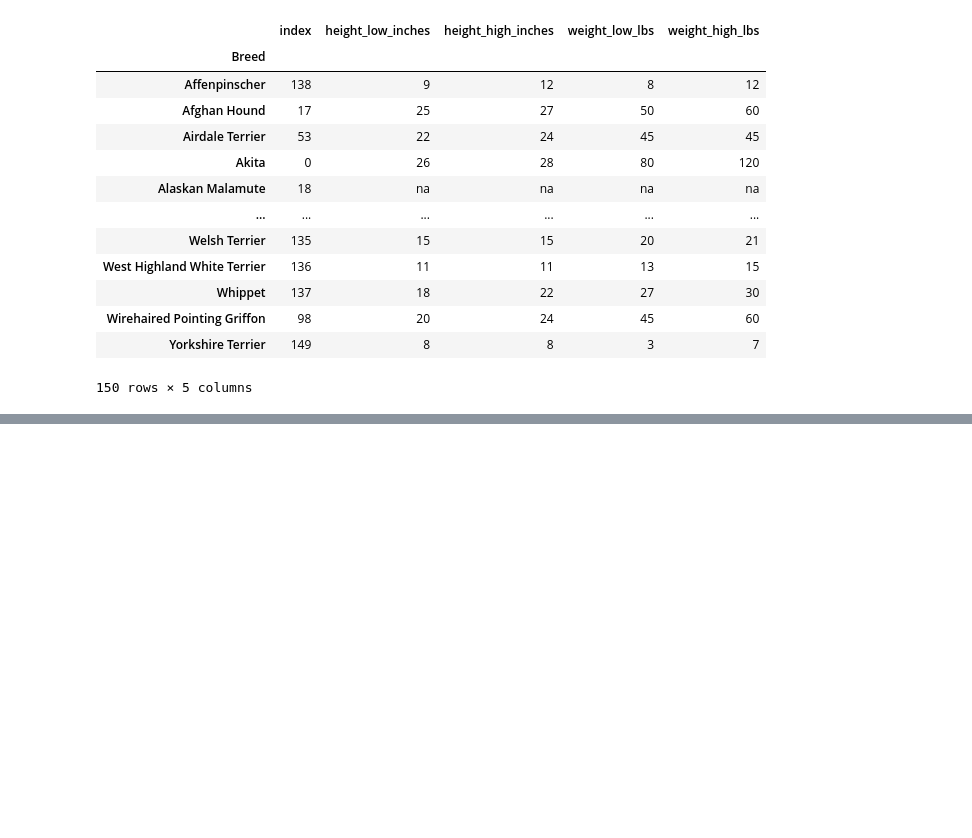
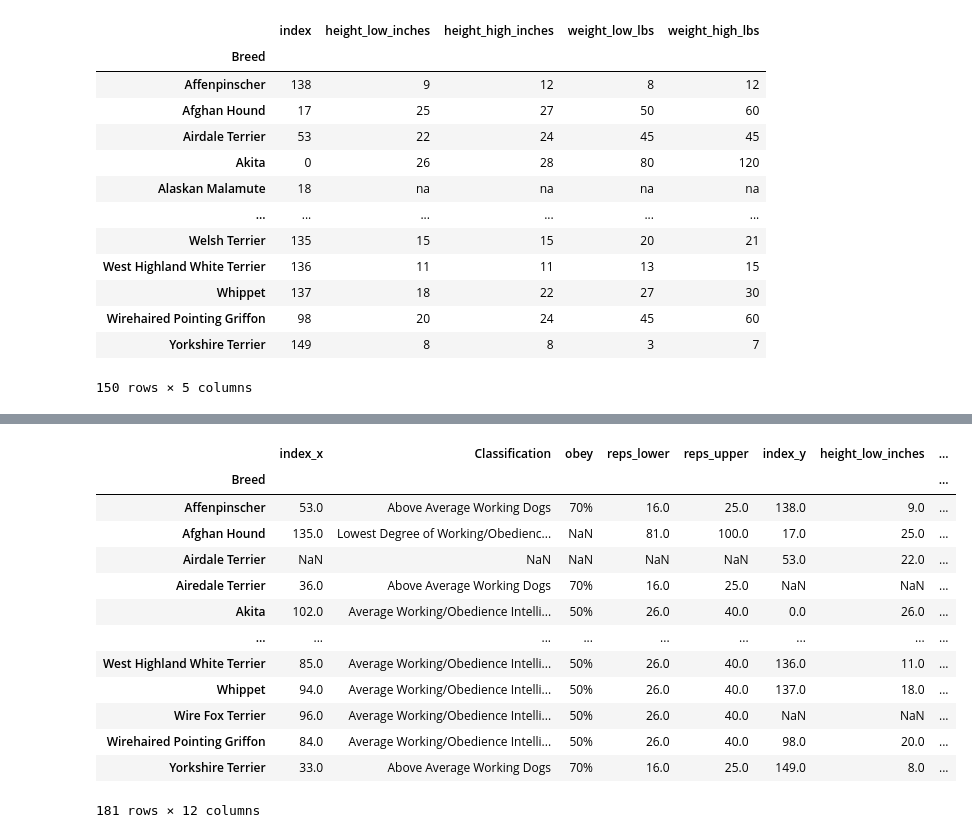
Before and after one commit to Sua95/pandas_project, a Jupyter notebook: dogs_inteligence/Untitled.ipynb, the cells around one changed output, grey strips where cells are left out. Cells and saved outputs as stored; diff of their text form; code cells hidden in the pictures; blank space fills up the shorter version.

```diff
--- a/dogs_inteligence/Untitled.ipynb
+++ b/dogs_inteligence/Untitled.ipynb
@@ -79,6 +83,3 @@ size_df
 | Wirehaired Pointing Griffon | 98 | 20 | 24 | 45 | 60 |
 | Yorkshire Terrier | 149 | 8 | 8 | 3 | 7 |
 150 rows × 5 columns
-# %%
-df = int_df.merge(size_df, left_index=True, right_index=True, how='outer')
-df
@@ -99,0 +86,4 @@ df
+# %%
+df_all = pd.DataFrame(df.merge(size_df, left_index=True, right_index=True, how='outer'))
+
+df_all
@@ -99,0 +105,6 @@ df
+# %%
+
+df_all.replace('na', np.nan, inplace = True)
+df_all.replace('not found', np.nan, inplace = True)
+
+df_all
@@ -99,0 +126,7 @@ df
+# %%
+
+df_all["weight_high_lbs"] = df_all["weight_high_lbs"].astype(float)
+df_all["weight_low_lbs"] = df_all["weight_low_lbs"].astype(float)
+df_all["height_low_inches"] = df_all["height_low_inches"].astype(float)
+df_all["height_high_inches"] = df_all["height_high_inches"].astype(float)
+df_all.dtypes
@@ -99,0 +147,21 @@ df
+# %%
+
+df_all["weight_mean"] = (df_all["weight_low_lbs"] + df_all["weight_high_lbs"]) / 2
+df_all["height_mean"] = (df_all["height_low_inches"] + df_all["height_high_inches"]) / 2
+
+df_all
+# %% [output]
+|  | index_x | Classification | obey | reps_lower | reps_upper | index_y | height_low_inches | ... |
+| Breed |  |  |  |  |  |  |  | ... |
+| Affenpinscher | 53.0 | Above Average Working Dogs | 70% | 16.0 | 25.0 | 138.0 | 9.0 | ... |
+| Afghan Hound | 135.0 | Lowest Degree of Working/Obedienc... | NaN | 81.0 | 100.0 | 17.0 | 25.0 | ... |
+| Airdale Terrier | NaN | NaN | NaN | NaN | NaN | 53.0 | 22.0 | ... |
+| Airedale Terrier | 36.0 | Above Average Working Dogs | 70% | 16.0 | 25.0 | NaN | NaN | ... |
+| Akita | 102.0 | Average Working/Obedience Intelli... | 50% | 26.0 | 40.0 | 0.0 | 26.0 | ... |
+| ... | ... | ... | ... | ... | ... | ... | ... | ... |
+| West Highland White Terrier | 85.0 | Average Working/Obedience Intelli... | 50% | 26.0 | 40.0 | 136.0 | 11.0 | ... |
+| Whippet | 94.0 | Average Working/Obedience Intelli... | 50% | 26.0 | 40.0 | 137.0 | 18.0 | ... |
+| Wire Fox Terrier | 96.0 | Average Working/Obedience Intelli... | 50% | 26.0 | 40.0 | NaN | NaN | ... |
+| Wirehaired Pointing Griffon | 84.0 | Average Working/Obedience Intelli... | 50% | 26.0 | 40.0 | 98.0 | 20.0 | ... |
+| Yorkshire Terrier | 33.0 | Above Average Working Dogs | 70% | 16.0 | 25.0 | 149.0 | 8.0 | ... |
+181 rows × 12 columns
```
Also changed, not shown: parts of 11 cells of this notebook, 1 other file.
